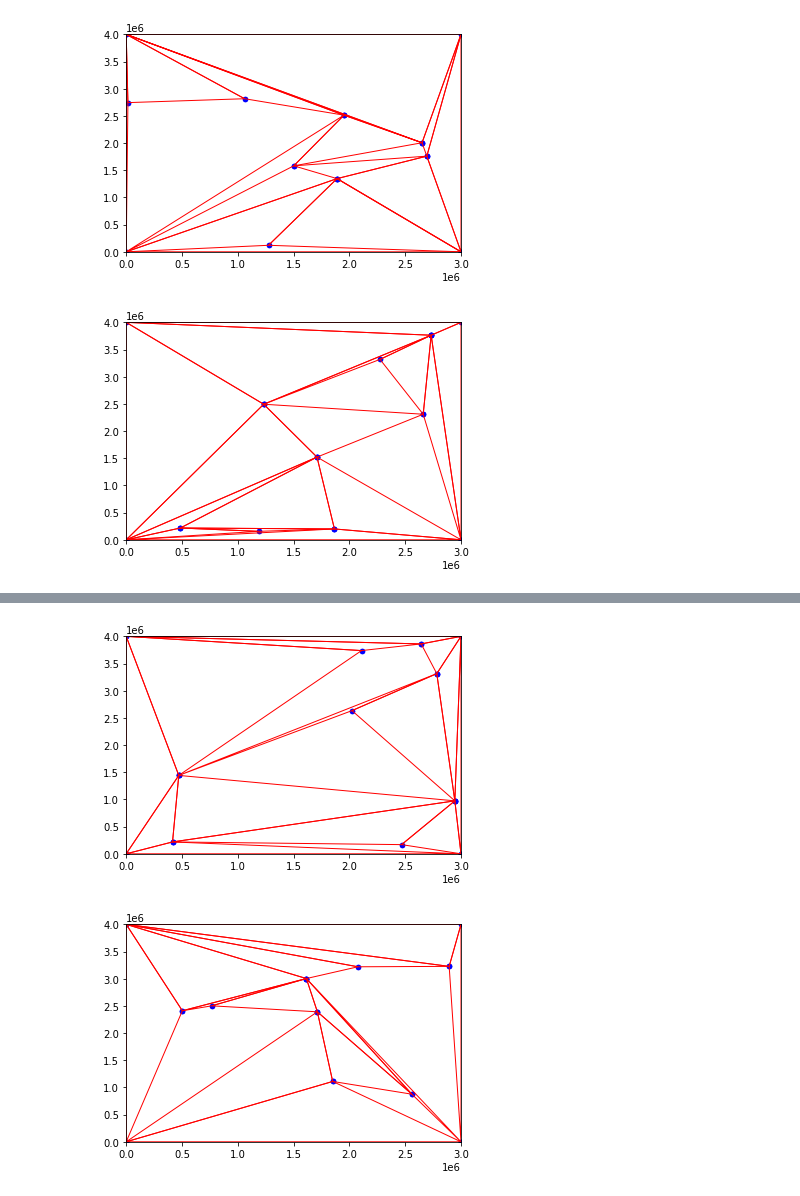
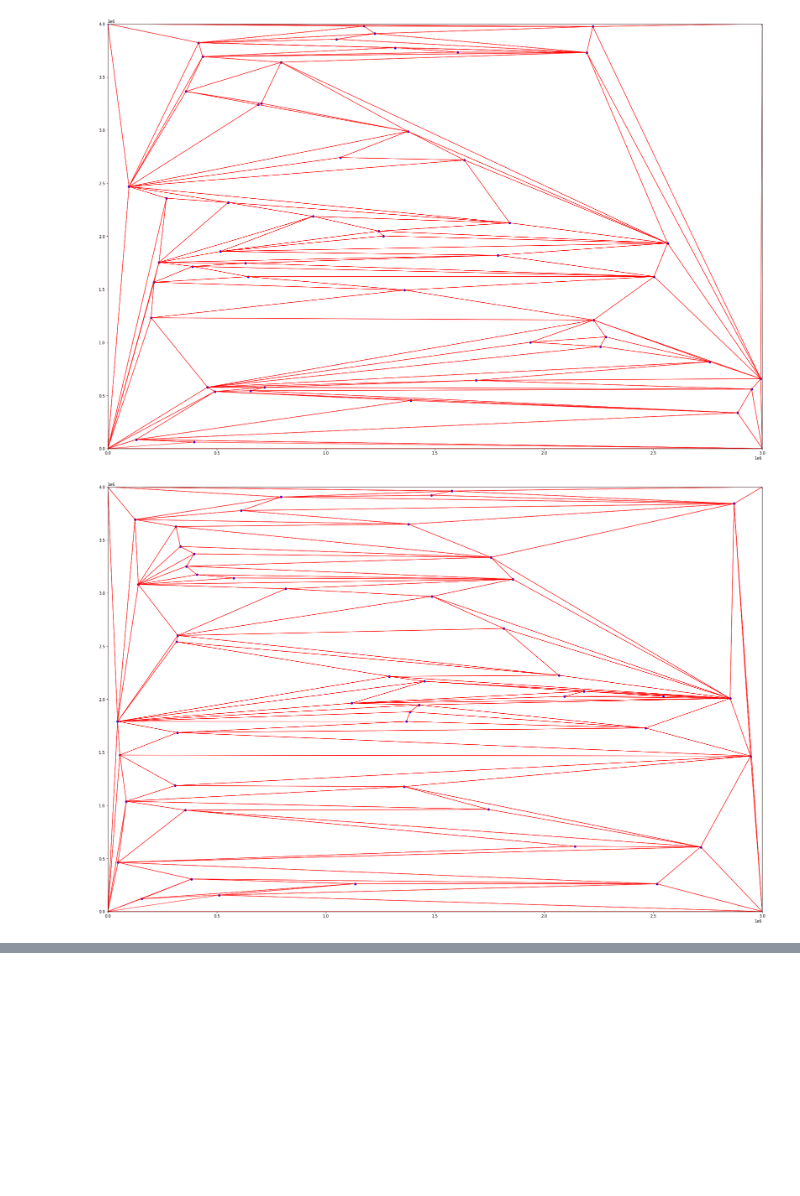
Before and after one commit to al3xkras/triangulation-java, a Jupyter notebook: python/ProjectTriangulation.ipynb, the cells around one changed output, grey strips where cells are left out. Drawn from its saved outputs; the diff is of its cells as text; code cells hidden in the pictures; blank space fills up the shorter version.

```diff
--- a/python/ProjectTriangulation.ipynb
+++ b/python/ProjectTriangulation.ipynb
@@ -28,7 +28,7 @@ import matplotlib.pyplot as plt
 
 width = 3000000
 height = 4000000
-points_count=8
+points_count=50
 fname="points.txt"
 
 filename="../python/"+fname
@@ -71,7 +71,7 @@ def drawTriangulation():
     global points,points_count,width,height,fname;
     global triangles;
     triangles = np.array(triangles,dtype=float);
-    fig, ax = plt.subplots(1,1);
+    fig, ax = plt.subplots(1,1,figsize=(30,20));
     for t in triangles:
         polygon = Polygon(t,edgecolor="red",facecolor="none")
         ax.add_patch(polygon)
@@ -86,8 +86,8 @@ def processEverything():
     parseTriangles()
     drawTriangulation()
 # %%
-for i in range(10):
+for i in range(3):
     processEverything()
 # %% [output]
-[figure, old version]
+[figure, new version]
-[figure, old version]
+[figure, new version]
@@ -95,2 +94,0 @@ for i in range(10):
-[figure, removed]
-[figure, removed]
```
Also changed, not shown: parts of 3 cells of this notebook, 3 other files.
